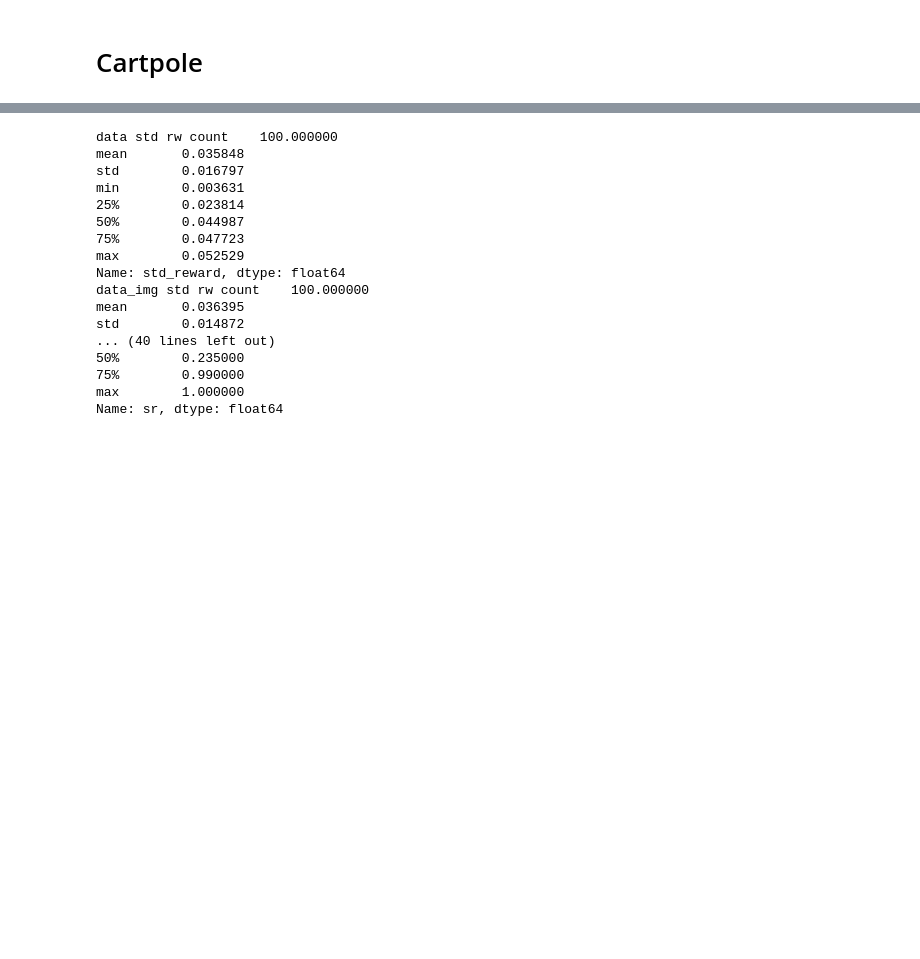
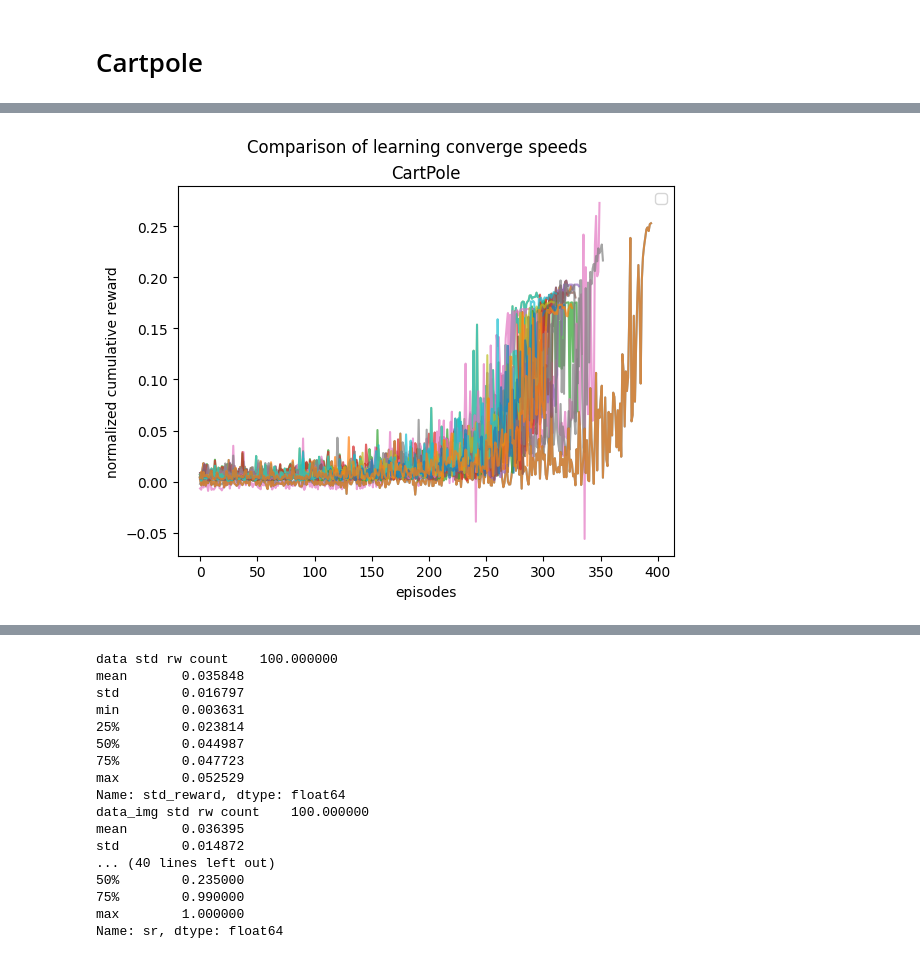
Before and after one commit to VIRAL-UCBL1/VIRAL, a Jupyter notebook: src/data/analyse.ipynb, the cells around one changed output, grey strips where cells are left out. Cells and saved outputs as stored; diff of their text form; code cells hidden in the pictures; blank space fills up the shorter version.

```diff
--- a/src/data/analyse.ipynb
+++ b/src/data/analyse.ipynb
@@ -6,19 +6,13 @@ import numpy as np
 import matplotlib.pyplot as plt
 # %%
 def plot_reward(data: pd.DataFrame) -> None:
-	rolling_means = []
 	for index, row in data[['rewards', 'sr']].iterrows():
 		rew = row['rewards']
-		rolling_mean = pd.Series(rew).rolling(window=3).mean()
-		rolling_means.append(rolling_mean)
 		sr = row['sr']
 		plt.plot(rew, alpha=0.7)
-	all_rolling_means = pd.concat(rolling_means, axis=1).mean(axis=1)
-	overall_rolling_mean = all_rolling_means.rolling(window=3).mean()
-	plt.plot(overall_rolling_mean, color='red', label='Rolling Means', linewidth=2)
 	plt.legend()
 	plt.ylabel('normalized cumulative reward')
 	plt.xlabel('episodes')
 	plt.title('CartPole')
-	# plt.suptitle('Comparison of learning converge speeds')
+	plt.suptitle('Comparison of learning converge speeds')
 	plt.show()
@@ -129,7 +21,7 @@ plot_reward(legacy)
 # %%
 data = pd.read_csv('CartPole_v1_log.csv', delimiter=';')
 data['rewards'] = data['rewards'].map(lambda x : np.array(list(map(float, x.split(',')))))
-#data = data.where(data['sr']>0.90).dropna()
+data = data.where(data['sr']>0.90).dropna()
 data.where(data['llm'] == 'qwen2.5-coder_llama3.2-vision')
 data
 # %% [output]
@@ -149,3 +45,7 @@ data
+# %%
+plot_reward(data)
+# %% [output]
+[figure, added]
 # %%
 data_img = pd.read_csv('CartPole_v1_log_img.csv', delimiter=';')
 data_img['rewards'] = data_img['rewards'].map(lambda x : np.array(list(map(float, x.split(',')))))
```
Also changed, not shown: parts of 14 cells of this notebook, 10 other files.
